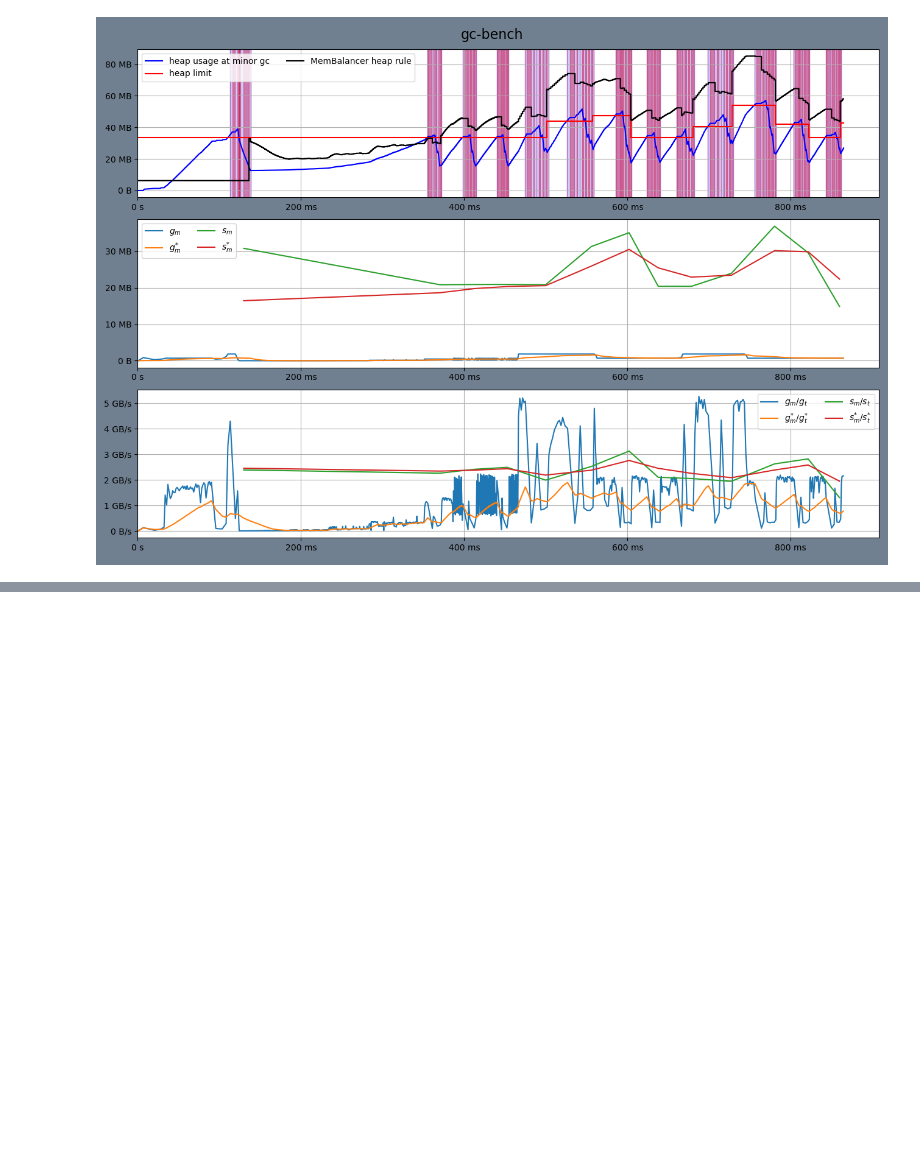
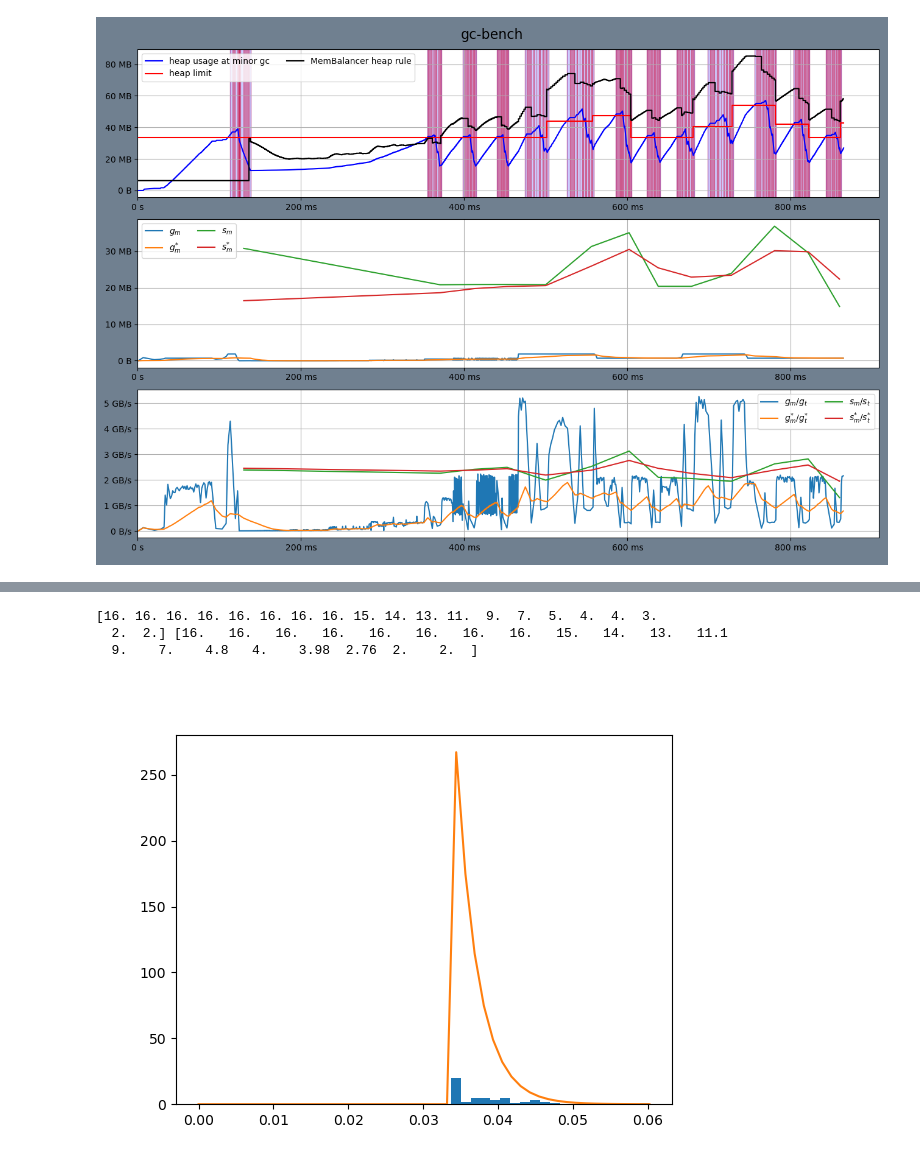
Before and after one commit to enisik/Bachelorarbeit-Skripte, a Jupyter notebook: plots.ipynb, the cells around one changed output, grey strips where cells are left out. Cells and saved outputs as stored; diff of their text form; code cells hidden in the pictures; blank space fills up the shorter version.

```diff
--- a/plots.ipynb
+++ b/plots.ipynb
@@ -49,0 +72,10 @@ plt.show()
+# %%
+total_major_gc_time_per_param = []
+for bench in benchmark:
+    total_major_gc_time = []
+    for prog_run in bench:
+        time = 0
+        for i in range(len(prog_run.time_major_gc_start)):
+            time += prog_run.time_gc_collect_end[i] - prog_run.time_gc_collect_start[i]
+        total_major_gc_time.append(time)
+    total_major_gc_time_per_param.append(total_major_gc_time)
@@ -49,0 +139,27 @@ plt.show()
+# %%
+nums_of_major_gcs_per_param = [[prog_run.major_gcs for prog_run in bench] for bench in benchmark]
+nums_of_minor_gcs_per_param = [[prog_run.minor_gcs for prog_run in bench] for bench in benchmark]
+mean_number_of_major_gc = np.mean(nums_of_major_gcs_per_param, axis=1)
+median_number_of_major_gc = np.median(nums_of_major_gcs_per_param, axis=1)
+print(median_number_of_major_gc, mean_number_of_major_gc)
+# %% [output]
+[16. 16. 16. 16. 16. 16. 16. 16. 15. 14. 13. 11.  9.  7.  5.  4.  4.  3.
+  2.  2.] [16.   16.   16.   16.   16.   16.   16.   16.   15.   14.   13.   11.1
+  9.    7.    4.8   4.    3.98  2.76  2.    2.  ]
+# %%
+def reject_outliers(data, m=2.):
+    d = np.abs(data - np.median(data))
+    mdev = np.median(d)
+    s = d/mdev if mdev else np.zeros(len(d))
+    return data[s <m]
+
+
+data = np.array(total_major_gc_time_per_param[3])
+b, loc, scale = st.pareto.fit(reject_outliers(data))
+plt. figure()
+plt.hist(data, bins= 20)
+xs = np.linspace(0, max(data))
+plt.plot(xs, st.pareto.pdf(xs, b,loc,scale))
+plt.show()
+# %% [output]
+[figure, added]
```
Also changed, not shown: parts of 15 cells of this notebook.
